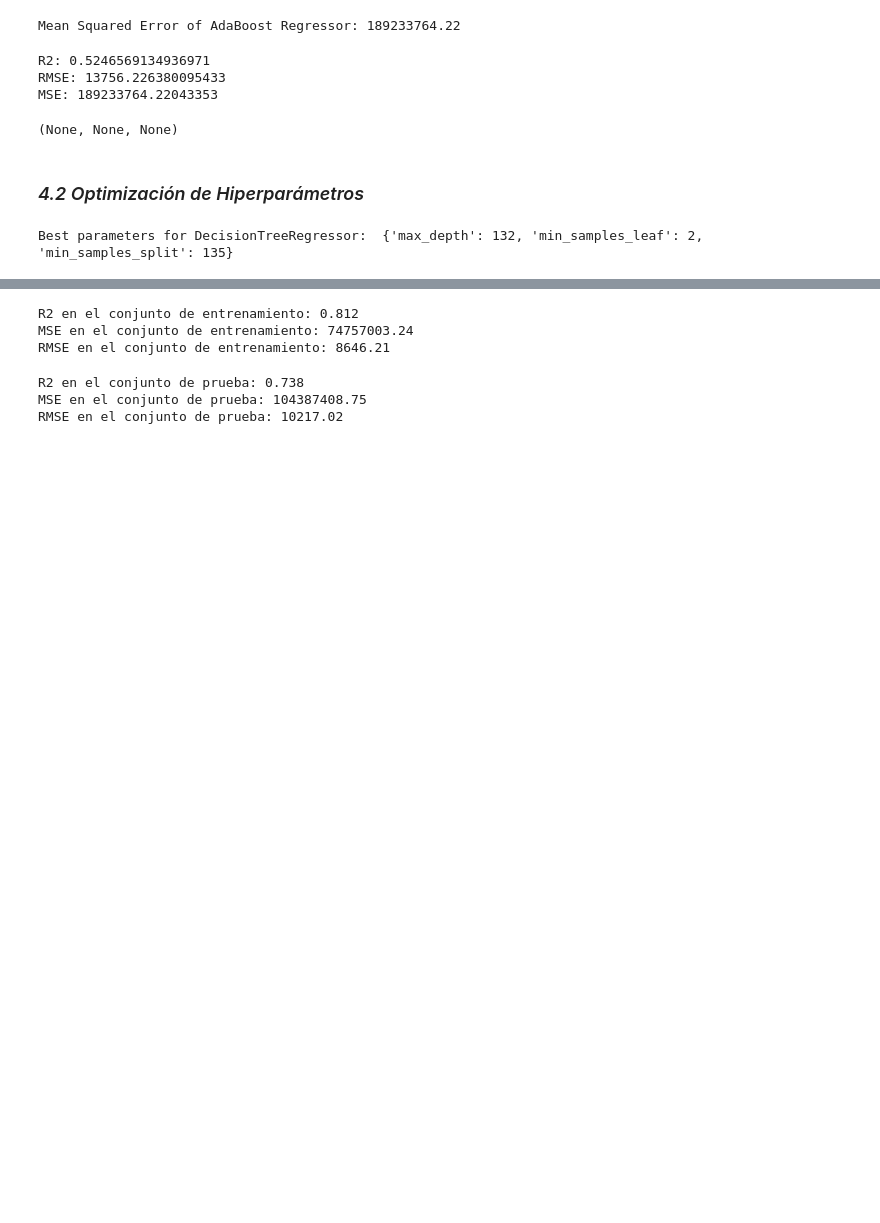
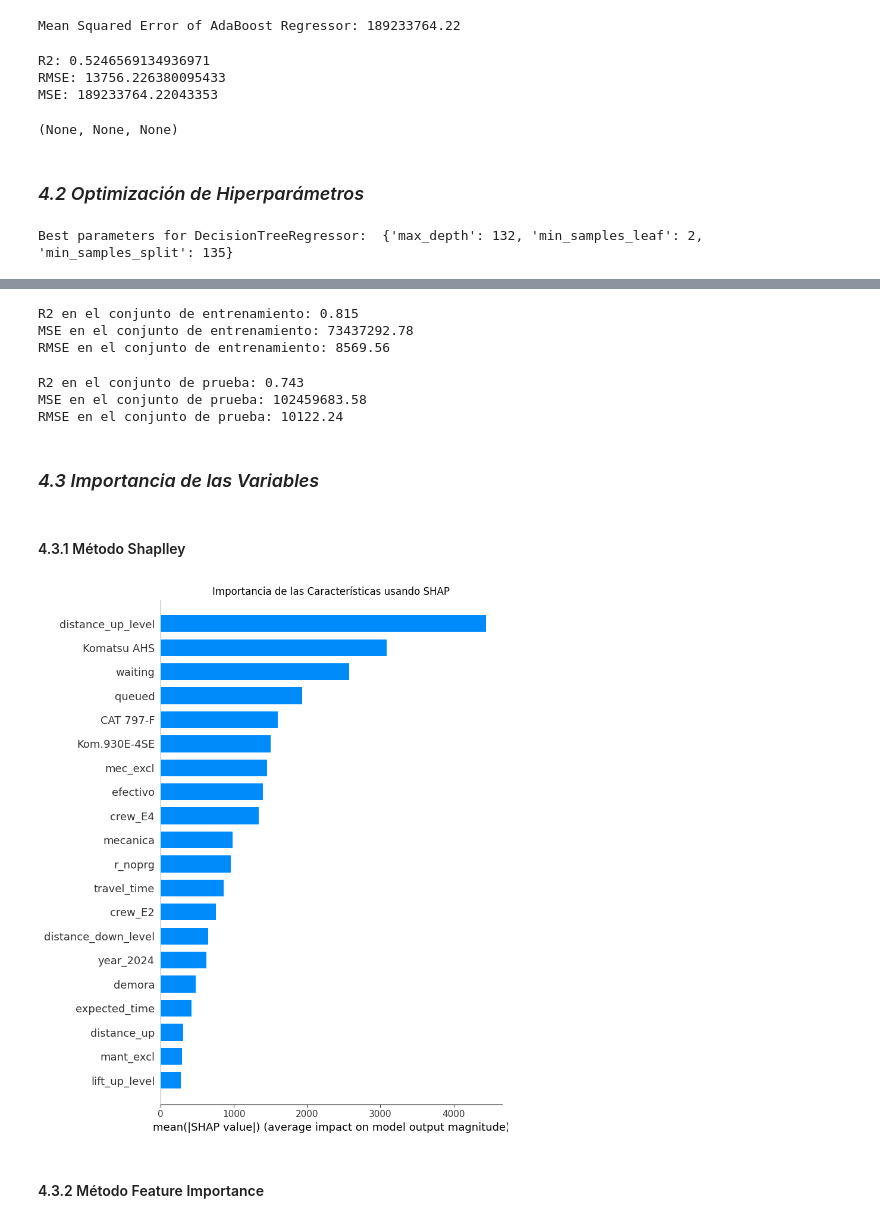
Before and after one commit to ecdiazl/capstone-project, a Jupyter notebook: ADABoost/Capstone - ADABoost v1(payload con Lasso).ipynb, the cells around one changed output, grey strips where cells are left out. Saved outputs shown, nothing was run; the diff lists cells and outputs as text; code cells hidden in the pictures; blank space fills up the shorter version.

Commit message:
AdaBoot importancia de las variables

```diff
--- a/ADABoost/Capstone - ADABoost v1(payload con Lasso).ipynb
+++ b/ADABoost/Capstone - ADABoost v1(payload con Lasso).ipynb
@@ -44,3 +42,10 @@ df = pd.read_csv('../Data/df_final_pay_sin_mt.csv')
+# %%
+# importamos archivo
+#df = pd.read_csv('../Data/df_final_pay_sin_mt.csv')
+
+
+# importamos archivo desde github (ojo que la rama se llama master)
+df = pd.read_csv('https://raw.githubusercontent.com/ecdiazl/capstone-project/master/Data/df_final_pay_sin_mt.csv')
 # %%
 # miramos el dataframe
 df.head()
@@ -388,9 +393,9 @@ print(f"R2 en el conjunto de entrenamiento: {train_r2:.3f}")
 print(f"MSE en el conjunto de entrenamiento: {train_mse:.2f}")
 print(f"RMSE en el conjunto de entrenamiento: {train_rmse:.2f}")
 # %% [output]
-R2 en el conjunto de entrenamiento: 0.812
-MSE en el conjunto de entrenamiento: 74757003.24
-RMSE en el conjunto de entrenamiento: 8646.21
+R2 en el conjunto de entrenamiento: 0.815
+MSE en el conjunto de entrenamiento: 73437292.78
+RMSE en el conjunto de entrenamiento: 8569.56
 # %%
 # Evaluar el modelo en el conjunto de prueba
 test_r2 = r2_score(y_test_lasso, test_predictions)
@@ -401,6 +406,28 @@ print(f"R2 en el conjunto de prueba: {test_r2:.3f}")
 print(f"MSE en el conjunto de prueba: {test_mse:.2f}")
 print(f"RMSE en el conjunto de prueba: {test_rmse:.2f}")
 # %% [output]
-R2 en el conjunto de prueba: 0.738
-MSE en el conjunto de prueba: 104387408.75
-RMSE en el conjunto de prueba: 10217.02
+R2 en el conjunto de prueba: 0.743
+MSE en el conjunto de prueba: 102459683.58
+RMSE en el conjunto de prueba: 10122.24
+# %% [markdown]
+### _4.3 Importancia de las Variables_
+# %% [markdown]
+#### 4.3.1 Método Shaplley
+# %%
+# Crear un muestreo de fondo para el kernelExplainer
+background = shap.sample(X_train_lasso, 100)
+
+# Crear el objeto explainer SHAP con el modelo entrenado
+explainer = shap.KernelExplainer(best_boost.predict, background)
+shap_values = explainer(X_test_lasso)
+
+# Mejorar la gráfica con títulos y etiquetas
+plt.title('Importancia de las Características usando SHAP')
+plt.xlabel('Importancia SHAP')
+
+# Visualizar la importancia de las características
+shap.summary_plot(shap_values, X_test_lasso, feature_names=X_test_lasso.columns, plot_type='bar')
+# %% [output]
+[figure, added]
+# %% [markdown]
+#### 4.3.2 Método Feature Importance
```
Also changed, not shown: parts of 7 cells of this notebook, 2 other files.
